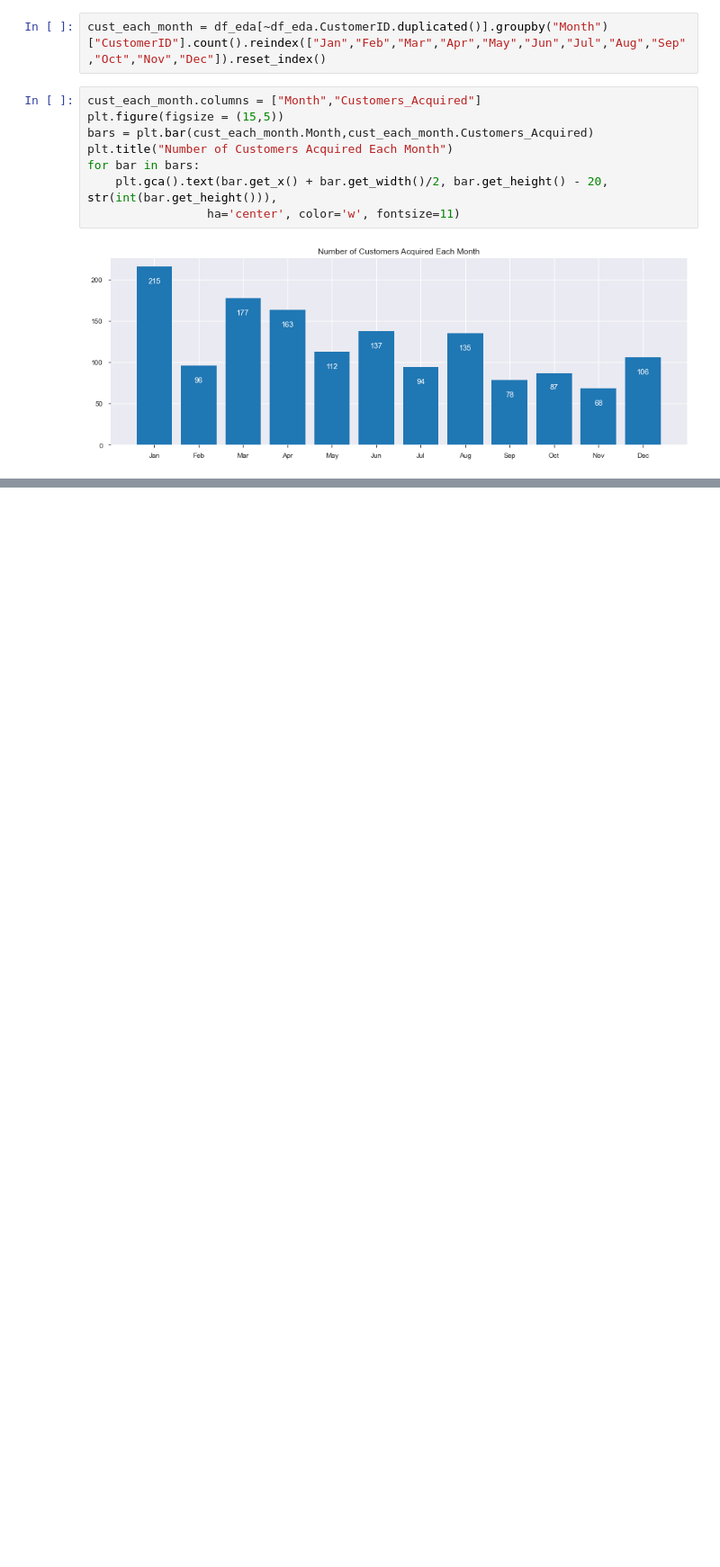
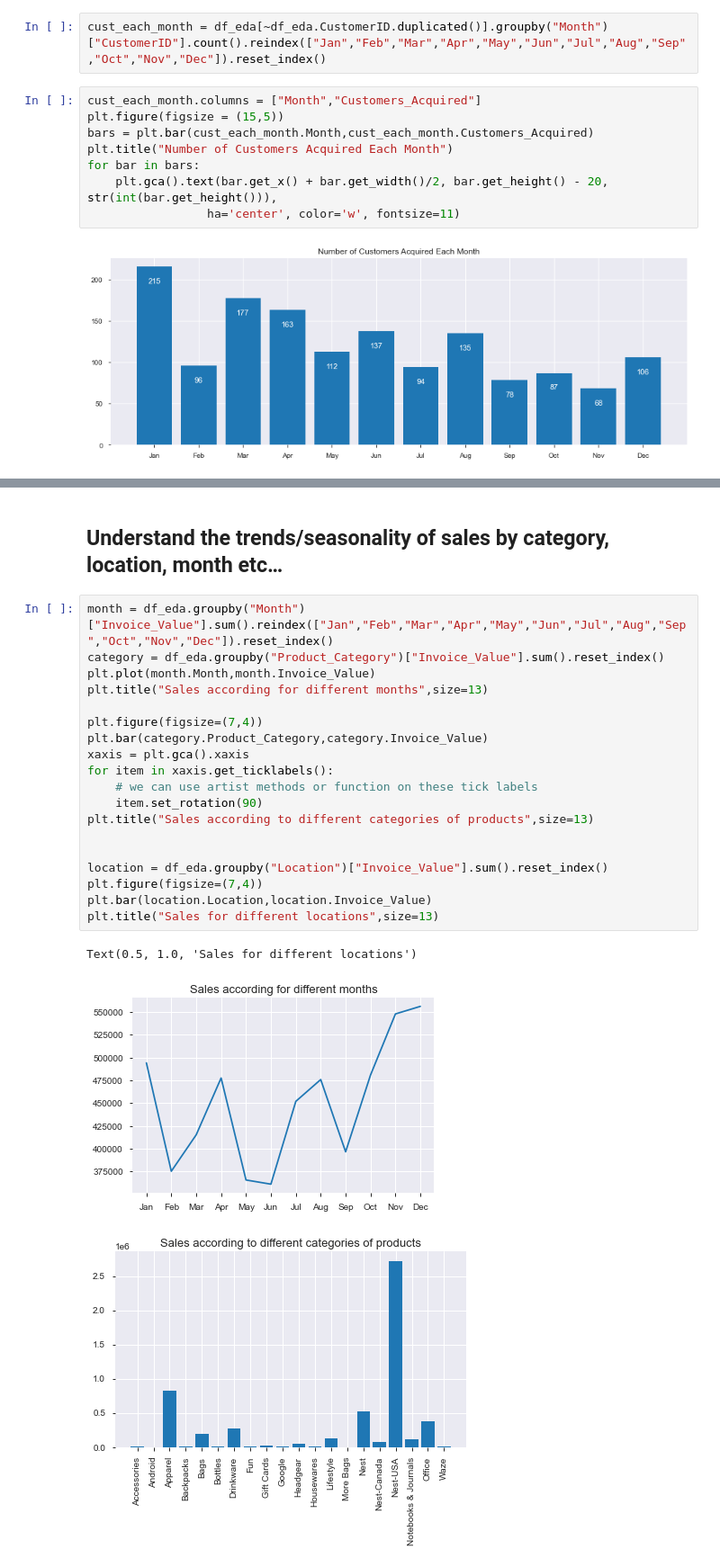
Before and after one commit to punits152/Marketing_Insights, a Jupyter notebook: total_assignment.ipynb, the cells around one changed output, grey strips where cells are left out. Shown at 90% size. Drawn from its saved outputs; the diff is of its cells as text; blank space fills up the shorter version.

```diff
--- a/total_assignment.ipynb
+++ b/total_assignment.ipynb
@@ -199,0 +324,25 @@ for bar in bars:
+# %% [markdown]
+## Understand the trends/seasonality of sales by category, location, month etc…
+# %%
+month = df_eda.groupby("Month")["Invoice_Value"].sum().reindex(["Jan","Feb","Mar","Apr","May","Jun","Jul","Aug","Sep","Oct","Nov","Dec"]).reset_index()
+category = df_eda.groupby("Product_Category")["Invoice_Value"].sum().reset_index()
+plt.plot(month.Month,month.Invoice_Value)
+plt.title("Sales according for different months",size=13)
+
+plt.figure(figsize=(7,4))
+plt.bar(category.Product_Category,category.Invoice_Value)
+xaxis = plt.gca().xaxis
+for item in xaxis.get_ticklabels():
+    # we can use artist methods or function on these tick labels
+    item.set_rotation(90)
+plt.title("Sales according to different categories of products",size=13)
+
+
+location = df_eda.groupby("Location")["Invoice_Value"].sum().reset_index()
+plt.figure(figsize=(7,4))
+plt.bar(location.Location,location.Invoice_Value)
+plt.title("Sales for different locations",size=13)
+# %% [output]
+Text(0.5, 1.0, 'Sales for different locations')
+[figure, added]
+[figure, added]
```
Also changed, not shown: parts of 32 cells of this notebook.
